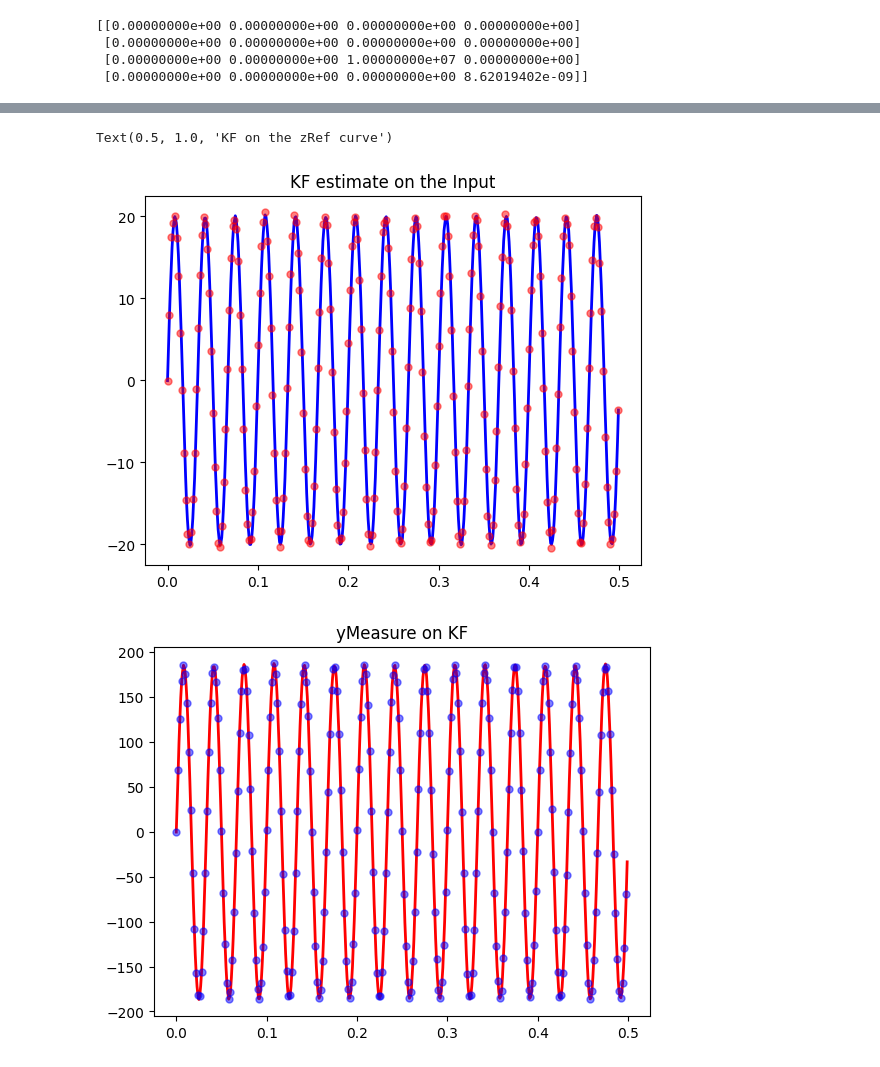
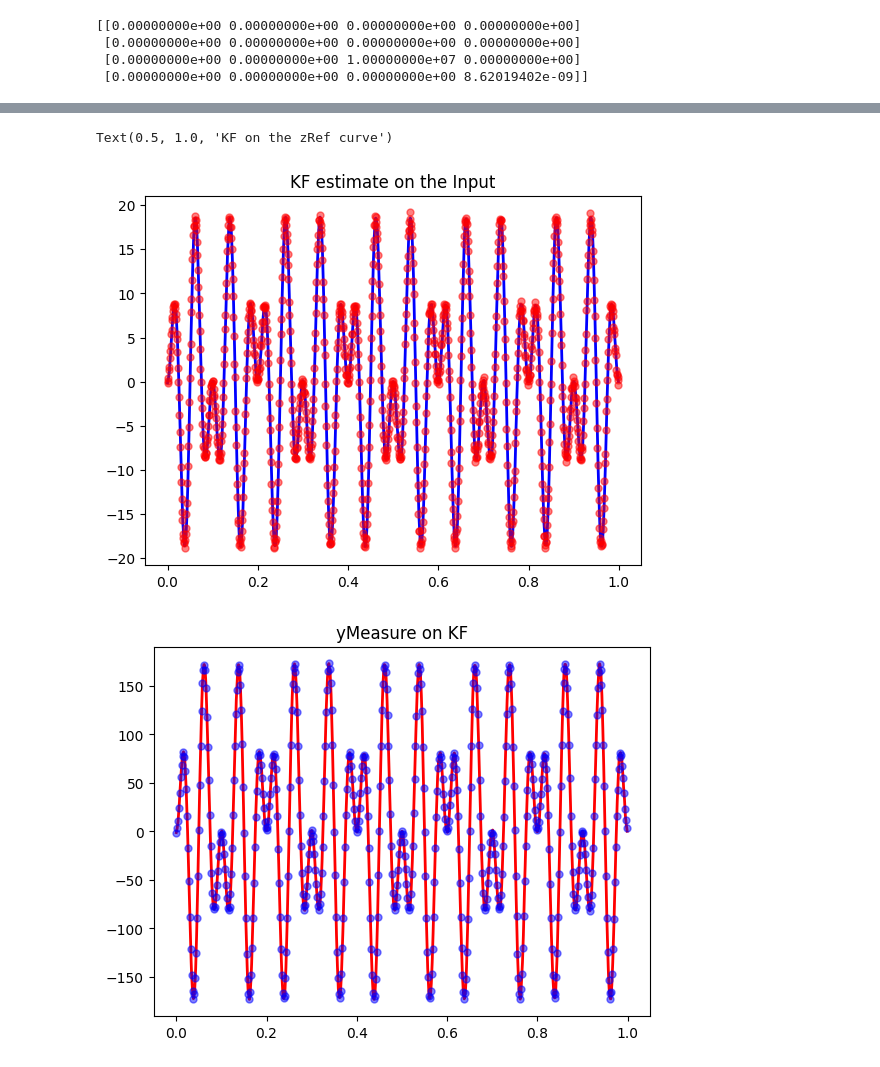
Before and after one commit to leigaoyi/Kalman_filter_sensor_drift, a Jupyter notebook: KF_unknown_Input_v2.ipynb, the cells around one changed output, grey strips where cells are left out. Cells and saved outputs as stored; diff of their text form; code cells hidden in the pictures.

```diff
--- a/KF_unknown_Input_v2.ipynb
+++ b/KF_unknown_Input_v2.ipynb
@@ -1,8 +1,8 @@
 # %%
 import numpy as np
 import matplotlib.pyplot as plt
-xTime = np.array([1/1000 * i for i in range(500)])
-xData = 20*np.sin(2*np.pi*30*xTime)
+xTime = np.array([1/1000 * i for i in range(1000)])
+xData = 20*np.sin(2*np.pi*20*xTime)*np.sin(2*np.pi*5*xTime)
 # Add white noise with amplitude 0.1
 noise_amplitude = 0.1
 noise = noise_amplitude * np.random.normal(0, 1, len(xData))
@@ -14,7 +14,7 @@ from filterpy.kalman import KalmanFilter
 noise_us = noise_amplitude * np.random.normal(0, 1, len(xData))
 dt = 1/1000   # time step 1 second
 
-noise_2sd = noise_amplitude * dt
+
 #zPred = np.asarray(zPred).reshape(-1)
 zRef = yData
 Kscale = 9.2843
@@ -25,7 +25,7 @@ Q1 = 0
 Q2 = 9.2845*1e-5
 
 ## dynamic noise
-Qdynamic = 0.1**2/dt**3
+Qdynamic = noise_amplitude**2/dt**3
 inputNoise = np.random.randn(len(timeRange)) * np.sqrt(Qdynamic)
 
 
@@ -94,33 +94,33 @@ plt.savefig('KF_Tri_30Hz.png', dpi=300, bbox_inches='tight')
 # %%
 # plt.figure()
 # plt.plot(timeRange, BInput, linestyle='-', linewidth=2, label='Ref', color='blue')
 # plt.plot(timeRange[::2], KF_estimate_In[::2], 'o', markersize=5, linestyle='', label='Pred', alpha=0.5,color='red')
 # plt.title('KF estimate on the Input curve')
 
 plt.figure()
 plt.plot(timeRange, xData_with_noise, linestyle='-', linewidth=2, label='Ref', color='blue')
-plt.plot(timeRange[::2], KF_estimate_In[::2], 'o', markersize=5, linestyle='', label='Pred', alpha=0.5,color='red')
+plt.plot(timeRange, KF_estimate_In, 'o', markersize=5, linestyle='', label='Pred', alpha=0.5,color='red')
 plt.title('KF estimate on the Input')
-
+plt.savefig('KF_inputUnknown_testv1.png', dpi=300)
 
 # plt.figure()
 # plt.plot(timeRange, zRef, linestyle='-', linewidth=2, label='Ref', color='blue')
 # plt.plot(timeRange[::2], yData[::2], 'o', markersize=5, linestyle='', label='Pred', alpha=0.5,color='red')
 # plt.title('yMeasure Future on the zRef curve')
 
 plt.figure()
 plt.plot(timeRange, KF_estimate_Measure, linestyle='-', linewidth=2, label='Ref', color='red')
 plt.plot(timeRange[::2], yData[::2], 'o', markersize=5, linestyle='', label='Pred', alpha=0.5,color='blue')
 plt.title('yMeasure on KF')
 
 
 plt.figure()
 plt.plot(timeRange, zRef, linestyle='-', linewidth=2, label='Ref', color='blue')
 #plt.plot(timeRange[::2], KF_estimate_Measure[::2], '0', markersize=5, linestyle='', label='Pred', alpha=0.5,color='red')
 plt.plot(timeRange, KF_estimate_Measure, linestyle='-', linewidth=2, label='KF', color='red')
 
 plt.title('KF on the zRef curve')
 # %% [output]
 Text(0.5, 1.0, 'KF on the zRef curve')
-[figure, old version]
+[figure, new version]
-[figure, old version]
+[figure, new version]
```
Also changed, not shown: parts of 2 cells of this notebook, 5 other files.
